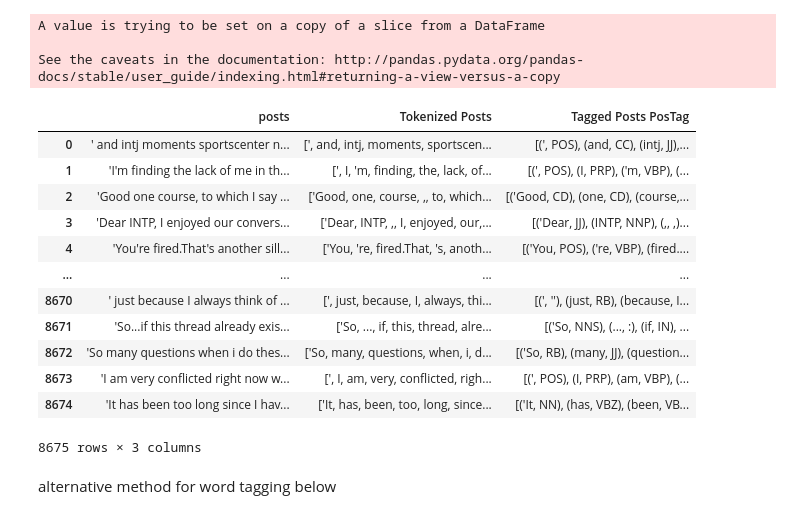
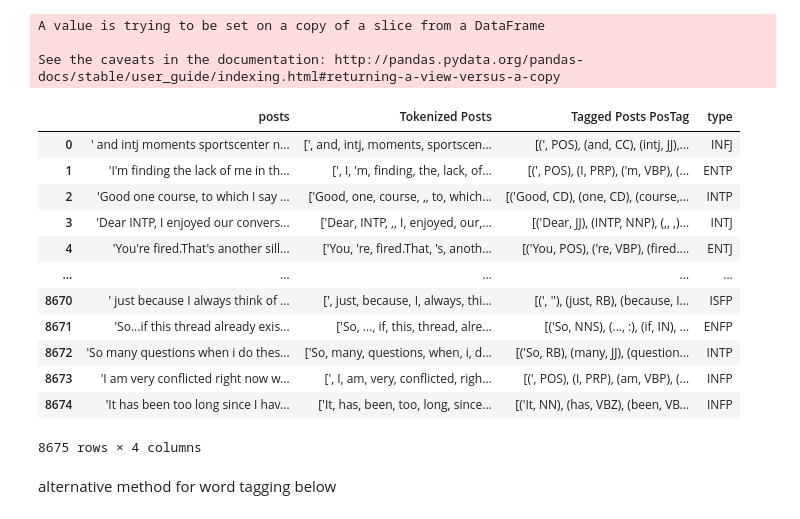
Before and after one commit to jingchliu/Personality-Predictor, a Jupyter notebook: Final_Project_Cleaning_Visualizations/Project 3 MBTI.ipynb, the cells around one changed output. Drawn from its saved outputs; the diff is of its cells as text; code cells hidden in the pictures.

```diff
--- a/Final_Project_Cleaning_Visualizations/Project 3 MBTI.ipynb
+++ b/Final_Project_Cleaning_Visualizations/Project 3 MBTI.ipynb
@@ -130,21 +154,22 @@ See the caveats in the documentation: http://pandas.pydata.org/pandas-docs/stabl
 # %%
 #tokenization using postag
 tokenized_df["Tagged Posts PosTag"] = posts_df.apply(lambda row: nltk.pos_tag(row["Tokenized Posts"]), axis=1)
+tokenized_df["type"]= mbti_df["type"]
 tokenized_df
 # %% [output]
-|  | posts | Tokenized Posts | Tagged Posts PosTag |
-| 0 | ' and intj moments sportscenter n... | [', and, intj, moments, sportscen... | [(', POS), (and, CC), (intj, JJ),... |
-| 1 | 'I'm finding the lack of me in th... | [', I, 'm, finding, the, lack, of... | [(', POS), (I, PRP), ('m, VBP), (... |
-| 2 | 'Good one course, to which I say ... | ['Good, one, course, ,, to, which... | [('Good, CD), (one, CD), (course,... |
-| 3 | 'Dear INTP, I enjoyed our convers... | ['Dear, INTP, ,, I, enjoyed, our,... | [('Dear, JJ), (INTP, NNP), (,, ,)... |
-| 4 | 'You're fired.That's another sill... | ['You, 're, fired.That, 's, anoth... | [('You, POS), ('re, VBP), (fired.... |
-| ... | ... | ... | ... |
-| 8670 | ' just because I always think of ... | [', just, because, I, always, thi... | [(', ''), (just, RB), (because, I... |
-| 8671 | 'So...if this thread already exis... | ['So, ..., if, this, thread, alre... | [('So, NNS), (..., :), (if, IN), ... |
-| 8672 | 'So many questions when i do thes... | ['So, many, questions, when, i, d... | [('So, RB), (many, JJ), (question... |
-| 8673 | 'I am very conflicted right now w... | [', I, am, very, conflicted, righ... | [(', POS), (I, PRP), (am, VBP), (... |
-| 8674 | 'It has been too long since I hav... | ['It, has, been, too, long, since... | [('It, NN), (has, VBZ), (been, VB... |
+|  | posts | Tokenized Posts | Tagged Posts PosTag | type |
+| 0 | ' and intj moments sportscenter n... | [', and, intj, moments, sportscen... | [(', POS), (and, CC), (intj, JJ),... | INFJ |
+| 1 | 'I'm finding the lack of me in th... | [', I, 'm, finding, the, lack, of... | [(', POS), (I, PRP), ('m, VBP), (... | ENTP |
+| 2 | 'Good one course, to which I say ... | ['Good, one, course, ,, to, which... | [('Good, CD), (one, CD), (course,... | INTP |
+| 3 | 'Dear INTP, I enjoyed our convers... | ['Dear, INTP, ,, I, enjoyed, our,... | [('Dear, JJ), (INTP, NNP), (,, ,)... | INTJ |
+| 4 | 'You're fired.That's another sill... | ['You, 're, fired.That, 's, anoth... | [('You, POS), ('re, VBP), (fired.... | ENTJ |
+| ... | ... | ... | ... | ... |
+| 8670 | ' just because I always think of ... | [', just, because, I, always, thi... | [(', ''), (just, RB), (because, I... | ISFP |
+| 8671 | 'So...if this thread already exis... | ['So, ..., if, this, thread, alre... | [('So, NNS), (..., :), (if, IN), ... | ENFP |
+| 8672 | 'So many questions when i do thes... | ['So, many, questions, when, i, d... | [('So, RB), (many, JJ), (question... | INTP |
+| 8673 | 'I am very conflicted right now w... | [', I, am, very, conflicted, righ... | [(', POS), (I, PRP), (am, VBP), (... | INFP |
+| 8674 | 'It has been too long since I hav... | ['It, has, been, too, long, since... | [('It, NN), (has, VBZ), (been, VB... | INFP |
-8675 rows × 3 columns
+8675 rows × 4 columns
 # %% [markdown]
 alternative method for word tagging below
 # %%
```
Also changed, not shown: parts of 15 cells of this notebook, 12 other files.
